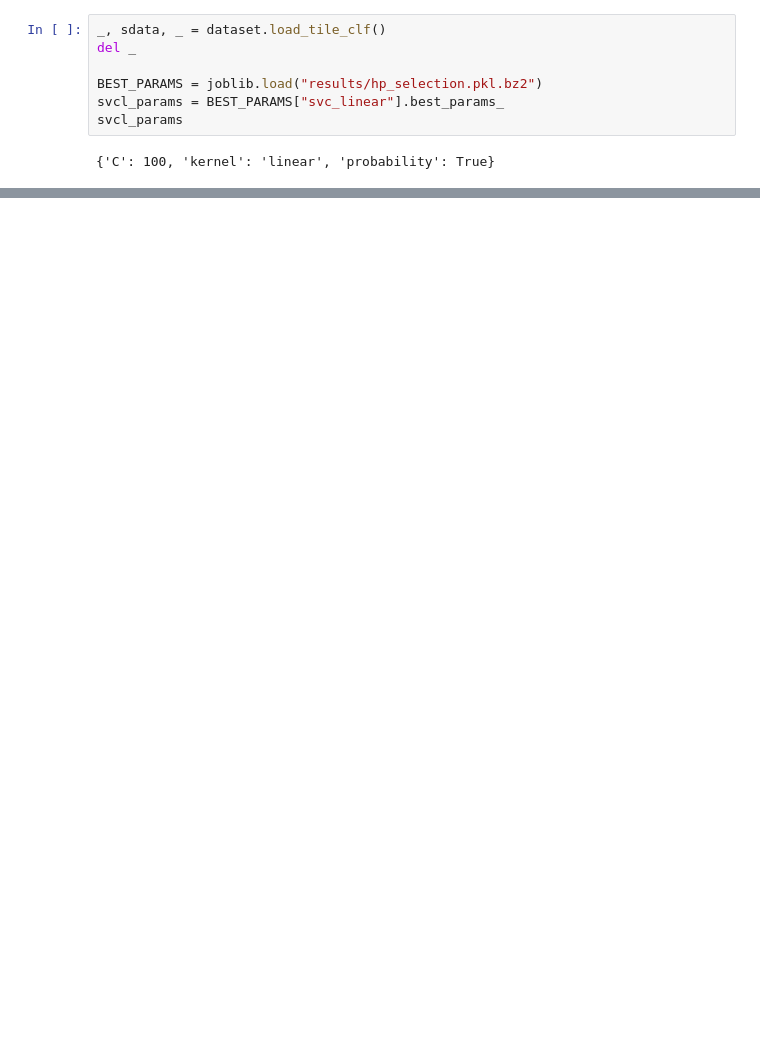
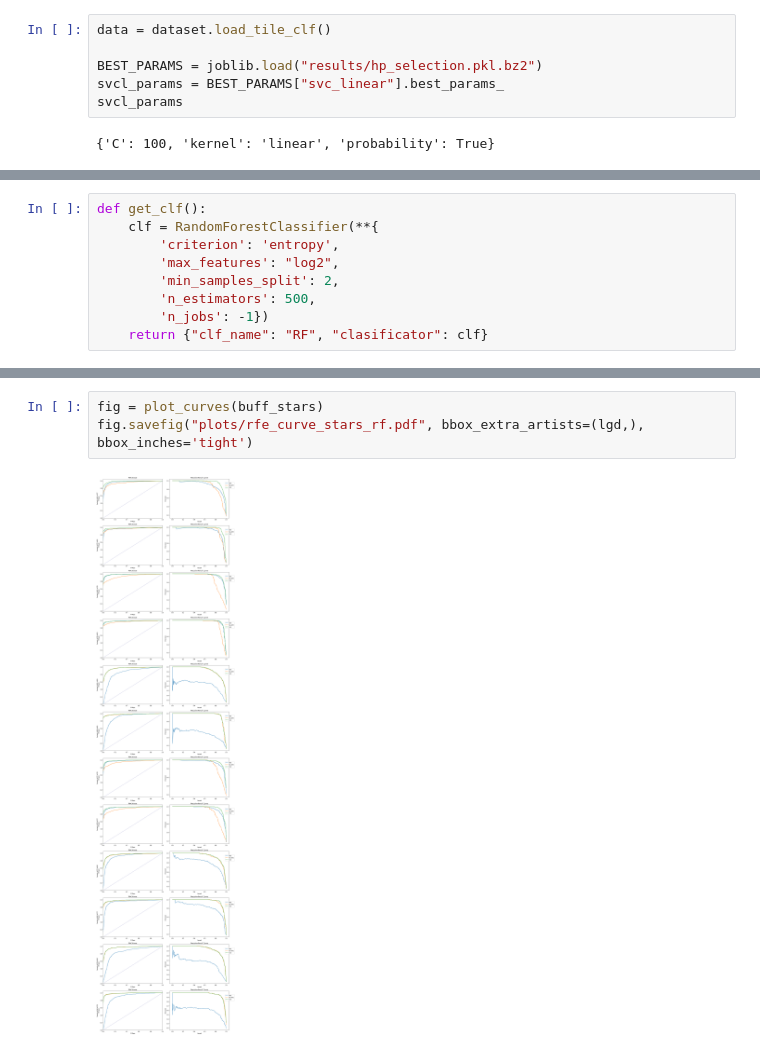
Before and after one commit to leliel12/denoise, a Jupyter notebook: 05_FS_analysis.ipynb, the cells around one changed output, grey strips where cells are left out. Drawn from its saved outputs; the diff is of its cells as text; blank space fills up the shorter version.

```diff
--- a/05_FS_analysis.ipynb
+++ b/05_FS_analysis.ipynb
@@ -195,6 +217,5 @@ def execute_kfold(*, clf_name, clasificator, sample,  X_columns, y_column, nfold
 # %%
-_, sdata, _ = dataset.load_tile_clf()
-del _
+data = dataset.load_tile_clf()
 
 BEST_PARAMS = joblib.load("results/hp_selection.pkl.bz2")
 svcl_params = BEST_PARAMS["svc_linear"].best_params_
@@ -381,0 +453,9 @@ print(resume.to_latex(index=False, float_format="%.3f"))
+# %%
+def get_clf():
+    clf = RandomForestClassifier(**{
+        'criterion': 'entropy',
+        'max_features': "log2",
+        'min_samples_split': 2,
+        'n_estimators': 500,
+        'n_jobs': -1})
+    return {"clf_name": "RF", "clasificator": clf}
@@ -381,0 +568,5 @@ print(resume.to_latex(index=False, float_format="%.3f"))
+# %%
+fig = plot_curves(buff_stars)
+fig.savefig("plots/rfe_curve_stars_rf.pdf", bbox_extra_artists=(lgd,), bbox_inches='tight')
+# %% [output]
+[figure, added]
```
Also changed, not shown: parts of 18 cells of this notebook, 24 other files.
